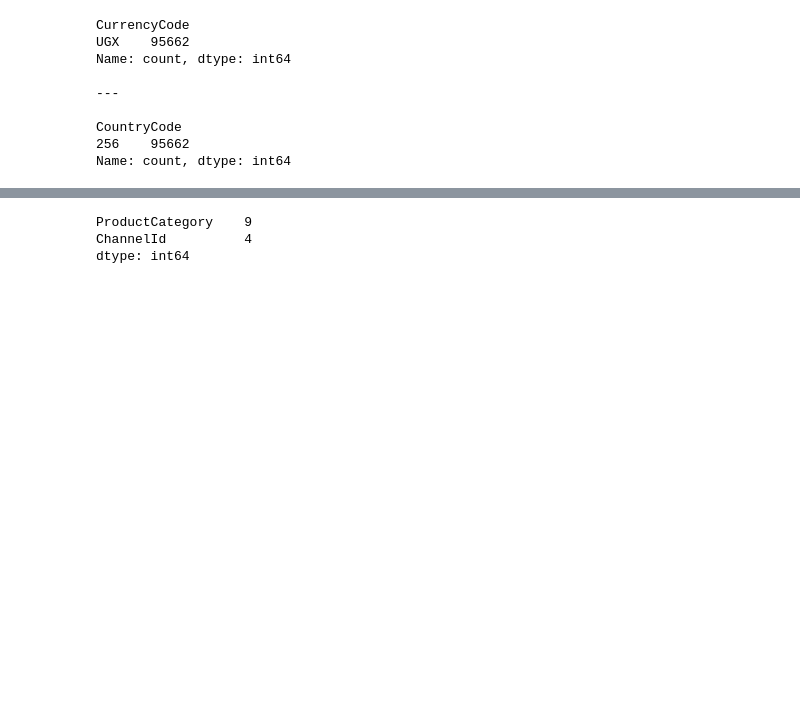
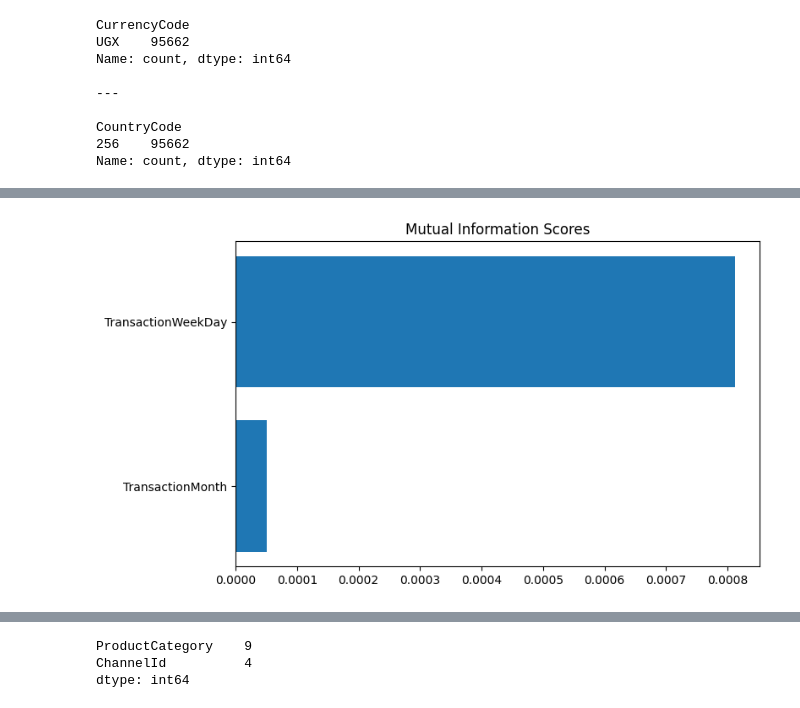
Before and after one commit to alex210501/AI5L-L1-FraudDetection, a Jupyter notebook: ml_project.ipynb, the cells around one changed output, grey strips where cells are left out. Saved outputs shown, nothing was run; the diff lists cells and outputs as text; code cells hidden in the pictures; blank space fills up the shorter version.

```diff
--- a/ml_project.ipynb
+++ b/ml_project.ipynb
@@ -133,0 +198,20 @@ As we can see, `CurrencyCode` and `CountryCode` has only one distinct value in a
+# %%
+from datetime import datetime
+
+def date_to_weekday_month(row):
+    # Create datetime object from the ISO date
+    row_date = datetime.fromisoformat(row['TransactionStartTime'])
+
+    # Add the week and month into the data
+    row['TransactionWeekDay'] = row_date.weekday()
+    row['TransactionMonth'] = row_date.month
+
+    return row
+# %%
+# Retrieve the transaction date from the training datasets
+TransactionStartTime = training_data[['TransactionStartTime']]
+
+# Apply the function on every row
+TransactionStartTimeDetails = TransactionStartTime.apply(date_to_weekday_month, axis=1)
+
+TransactionStartTimeDetails.head()
@@ -133,0 +230,11 @@ As we can see, `CurrencyCode` and `CountryCode` has only one distinct value in a
+# %%
+# Define the variable to check the relationship
+X = TransactionStartTimeDetails[['TransactionMonth', 'TransactionWeekDay']]
+y = training_data['FraudResult']
+
+# Get the discrete features just to be sure
+discrete_features = X.dtypes == int
+print(discrete_features)
+
+mi_scores = make_mi_scores(X, y, discrete_features)
+mi_scores
@@ -134,3 +248,8 @@ As we can see, `CurrencyCode` and `CountryCode` has only one distinct value in a
+# %%
+plt.figure(dpi=100, figsize=(8, 5))
+plot_mi_scores(mi_scores)
+# %% [output]
+[figure, added]
 # %% [markdown]
 ## Categorise the data
 
```
Also changed, not shown: parts of 20 cells of this notebook.
